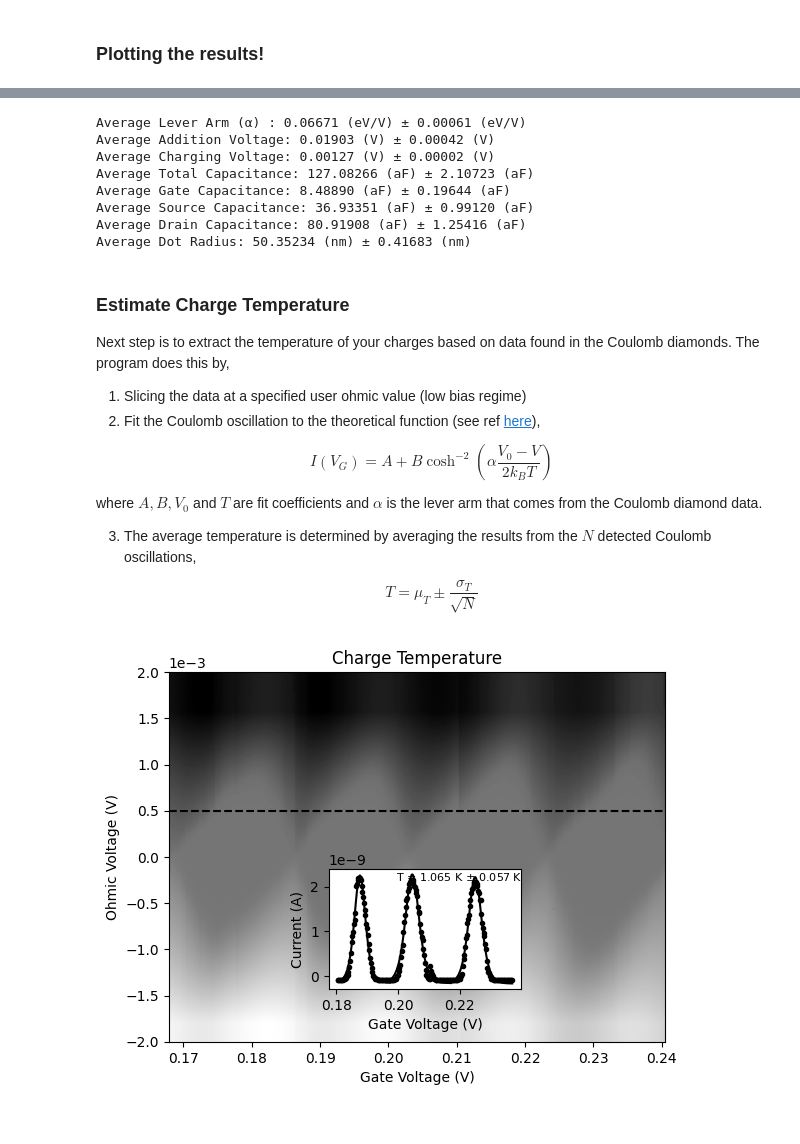
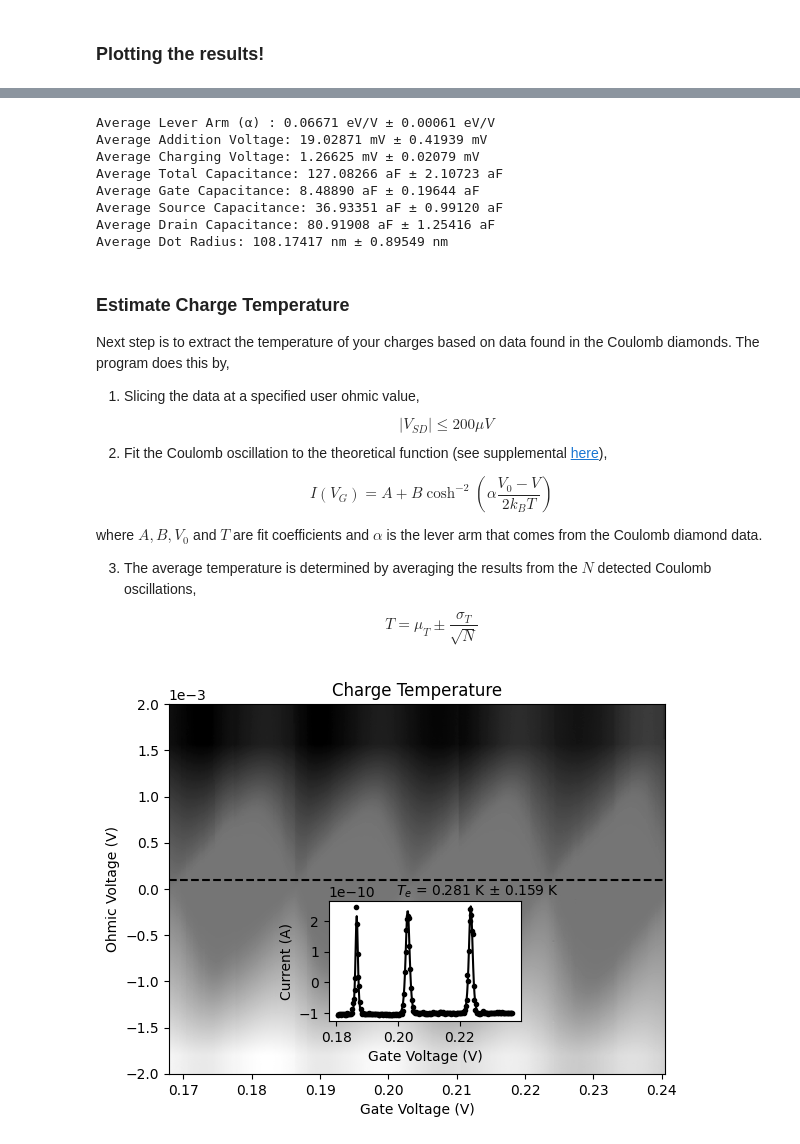
Before and after one commit to mainCSG/diamondminer, a Jupyter notebook: example/demo.ipynb, the cells around one changed output, grey strips where cells are left out. Drawn from its saved outputs; the diff is of its cells as text; code cells hidden in the pictures.

```diff
--- a/example/demo.ipynb
+++ b/example/demo.ipynb
@@ -40,8 +40,8 @@ miner = Miner(
     current_data=I_data, # Ampheres
     # Material properties below are OPTIONAL!
     # They allow for the estimation of dot radius.
-    epsR = 0.5 * (7.5 + 10.5), # SiO2
-    oxide_thickness = 5e-9 #nm
+    epsR = 3.9, # SiO2
+    oxide_thickness = 10e-9 #nm
 )
 diamonds = miner.extract_diamonds(debug = True)
 # %% [output]
@@ -94,21 +94,21 @@ Dot Radius: 48.68585 nm
 # %%
 statistics = miner.get_statistics()
 # %% [output]
-Average Lever Arm (α) : 0.06671 (eV/V) ± 0.00061 (eV/V)
-Average Addition Voltage: 0.01903 (V) ± 0.00042 (V)
-Average Charging Voltage: 0.00127 (V) ± 0.00002 (V)
-Average Total Capacitance: 127.08266 (aF) ± 2.10723 (aF)
-Average Gate Capacitance: 8.48890 (aF) ± 0.19644 (aF)
-Average Source Capacitance: 36.93351 (aF) ± 0.99120 (aF)
-Average Drain Capacitance: 80.91908 (aF) ± 1.25416 (aF)
-Average Dot Radius: 50.35234 (nm) ± 0.41683 (nm)
+Average Lever Arm (α) : 0.06671 eV/V ± 0.00061 eV/V
+Average Addition Voltage: 19.02871 mV ± 0.41939 mV
+Average Charging Voltage: 1.26625 mV ± 0.02079 mV
+Average Total Capacitance: 127.08266 aF ± 2.10723 aF
+Average Gate Capacitance: 8.48890 aF ± 0.19644 aF
+Average Source Capacitance: 36.93351 aF ± 0.99120 aF
+Average Drain Capacitance: 80.91908 aF ± 1.25416 aF
+Average Dot Radius: 108.17417 nm ± 0.89549 nm
 # %% [markdown]
 ### Estimate Charge Temperature
 
 Next step is to extract the temperature of your charges based on data found in the Coulomb diamonds. The program does this by,
 
-1. Slicing the data at a specified user ohmic value (low bias regime)
-2. Fit the Coulomb oscillation to the theoretical function (see ref [here](https://pubs.aip.org/aip/apl/article/120/18/184003/2833621/Wafer-scale-low-disorder-2DEG-in-28Si-SiGe-without)),
+1. Slicing the data at a specified user ohmic value, $$\vert V_{SD}\vert \leq 200 \mu V$$
+2. Fit the Coulomb oscillation to the theoretical function (see supplemental [here](https://pubs.aip.org/aip/apl/article/120/18/184003/2833621/Wafer-scale-low-disorder-2DEG-in-28Si-SiGe-without)),
 
 $$
 I(V_G) = A + B \cosh^{-2}\left(\alpha\frac{V_0 - V}{2 k_B T}\right)
@@ -122,32 +122,37 @@ $$
 T = \mu_T \pm \frac{\sigma_T}{\sqrt{N}}
 $$
 # %%
-ohmic_value = 500e-6 # Volts
+ohmic_value = 100e-6 # Volts
 
 fig, ax = plt.subplots()
 # These are in unitless percentages of the figure size. (0,0 is bottom left)
 left, bottom, width, height = [0.375, 0.22, 0.3, 0.25]
 ax_inset = fig.add_axes([left, bottom, width, height])
 ax.imshow(
     miner.current_data,
     cmap='binary',
     aspect='auto',
     origin='lower',
     extent=[
         miner.gate_data[0],
         miner.gate_data[-1],
         miner.ohmic_data[0],
         miner.ohmic_data[-1]
     ],
 )
 ax.set_title("Charge Temperature")
 ax.set_xlabel("Gate Voltage (V)")
 ax.set_ylabel("Ohmic Voltage (V)")
 ax.axhline(ohmic_value, c='k', linestyle="--")
 ax.ticklabel_format(axis='y', style='sci', scilimits=(0,0))
 
-temperatures = miner.estimate_temperatures(diamonds, ohmic_value, axes=ax_inset)
+temperatures = miner.estimate_temperatures(
+    diamonds,
+    ohmic_value,
+    temperature_guess=5,
+    axes=ax_inset
+)
 
 plt.show()
 # %% [output]
-[figure, old version]
+[figure, new version]
```
Also changed, not shown: parts of 1 cell of this notebook, 3 other files.
